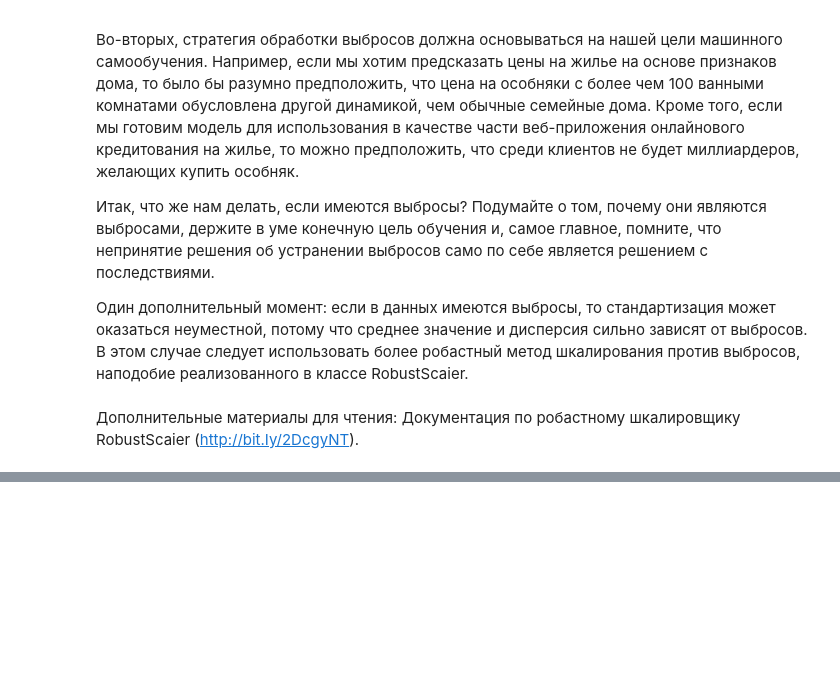
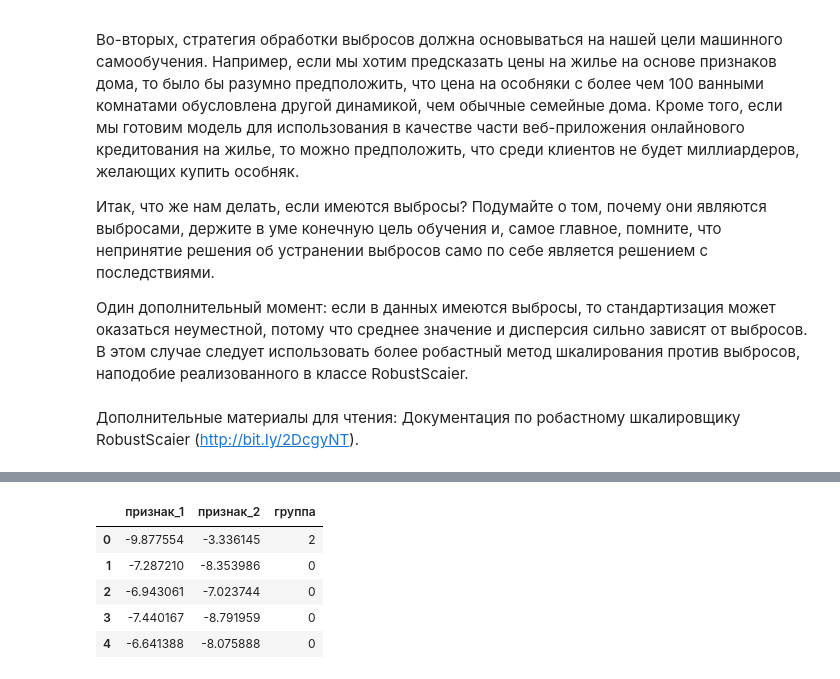
Before and after one commit to agregik/MachineLearning, a Jupyter notebook: machine_learning (4 part).ipynb, the cells around one changed output, grey strips where cells are left out. Saved outputs shown, nothing was run; the diff lists cells and outputs as text; code cells hidden in the pictures; blank space fills up the shorter version.

```diff
--- a/machine_learning (4 part).ipynb
+++ b/machine_learning (4 part).ipynb
@@ -469,0 +562,27 @@ houses
+# %%
+# Создаю матрицу симулированных признаков
+features, _ = make_blobs(n_samples = 50,
+                         n_features = 2,
+                         centers = 3,
+                         random_state = 1)
+
+# Создаю фрейм данных
+dataframe = pd.DataFrame(features, columns=['признак_1', 'признак_2'])
+
+# Создаю кластеризатор по методу K средних
+clusterer = KMeans(3, random_state=0)
+
+# Выполняю подгонку кластеризатора
+clusterer.fit(features)
+
+# Предсказываю значения
+dataframe['группа'] = clusterer.predict(features)
+
+dataframe.head(5)
+# %% [output]
+|  | признак_1 | признак_2 | группа |
+| 0 | -9.877554 | -3.336145 | 2 |
+| 1 | -7.287210 | -8.353986 | 0 |
+| 2 | -6.943061 | -7.023744 | 0 |
+| 3 | -7.440167 | -8.791959 | 0 |
+| 4 | -6.641388 | -8.075888 | 0 |
```
Also changed, not shown: parts of 40 cells of this notebook, 1 other file.
